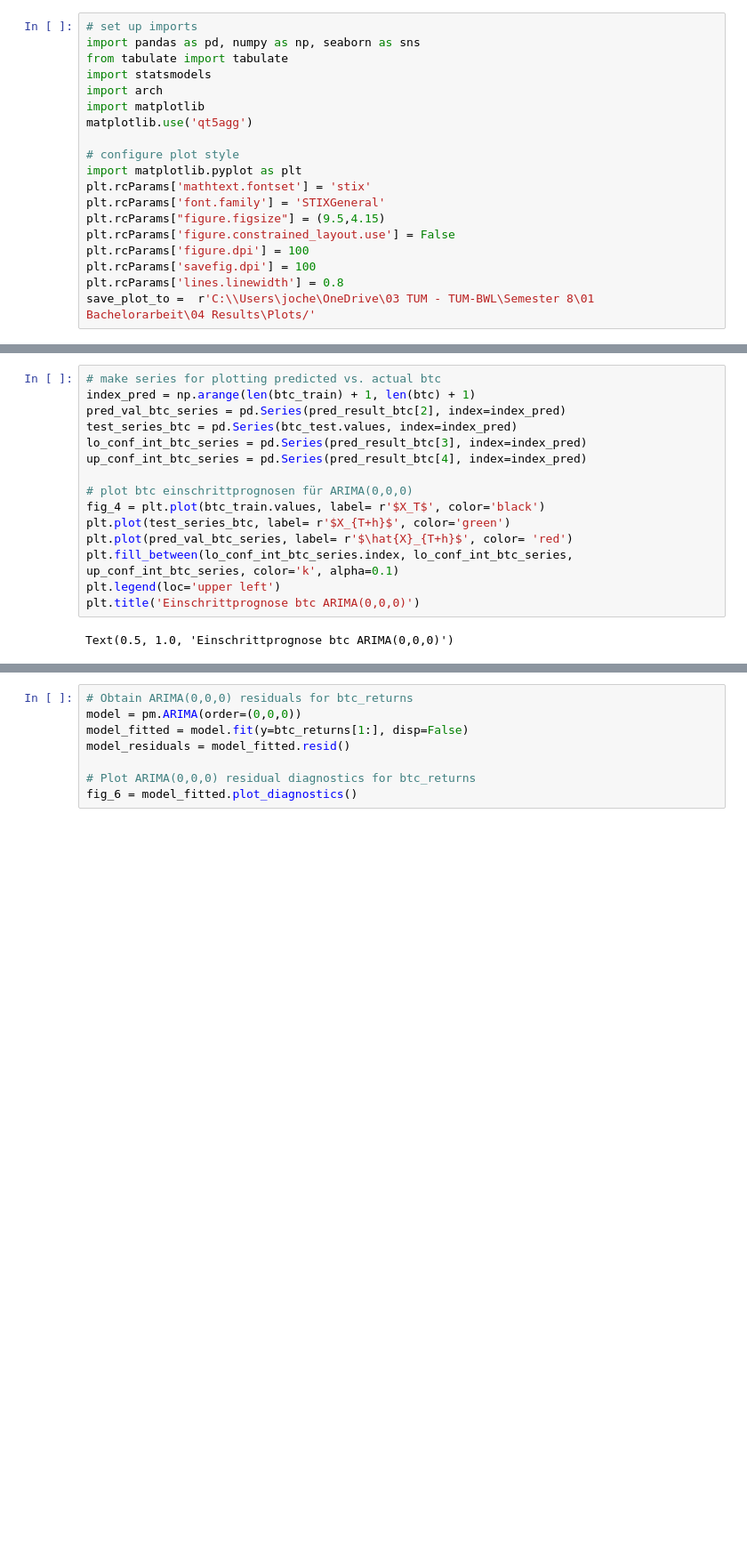
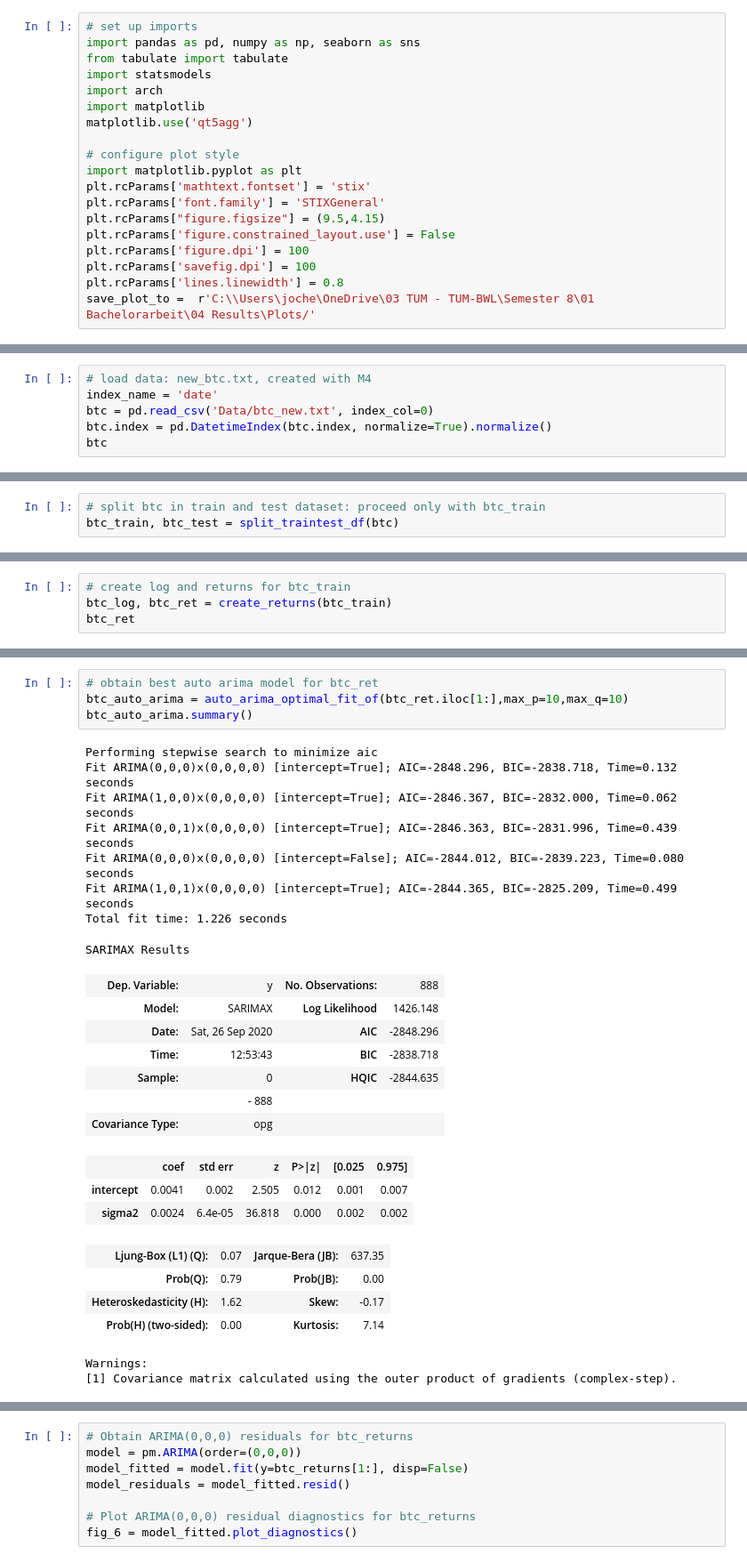
Before and after one commit to jochenmadler/BA_TimeSeriesAnalysis, a Jupyter notebook: M2.ipynb, the cells around one changed output, grey strips where cells are left out. Shown at 89% size. Saved outputs shown, nothing was run; the diff lists cells and outputs as text; blank space fills up the shorter version.

Commit message:
35: M2 almost finished, only residual analysis left.

```diff
--- a/M2.ipynb
+++ b/M2.ipynb
@@ -63,0 +31,6 @@ plot_pacf(btc_returns[1:], ax=axs[2][1], markersize=2)
+# %%
+# load data: new_btc.txt, created with M4
+index_name = 'date'
+btc = pd.read_csv('Data/btc_new.txt', index_col=0)
+btc.index = pd.DatetimeIndex(btc.index, normalize=True).normalize()
+btc
@@ -63,0 +234,3 @@ plot_pacf(btc_returns[1:], ax=axs[2][1], markersize=2)
+# %%
+# split btc in train and test dataset: proceed only with btc_train
+btc_train, btc_test = split_traintest_df(btc)
@@ -63,0 +242,4 @@ plot_pacf(btc_returns[1:], ax=axs[2][1], markersize=2)
+# %%
+# create log and returns for btc_train
+btc_log, btc_ret = create_returns(btc_train)
+btc_ret
@@ -248,17 +314,29 @@ print(pred_result_btc)
-# %%
-# make series for plotting predicted vs. actual btc
-index_pred = np.arange(len(btc_train) + 1, len(btc) + 1)
-pred_val_btc_series = pd.Series(pred_result_btc[2], index=index_pred)
-test_series_btc = pd.Series(btc_test.values, index=index_pred)
-lo_conf_int_btc_series = pd.Series(pred_result_btc[3], index=index_pred)
-up_conf_int_btc_series = pd.Series(pred_result_btc[4], index=index_pred)
-
-# plot btc einschrittprognosen für ARIMA(0,0,0)
-fig_4 = plt.plot(btc_train.values, label= r'$X_T$', color='black')
-plt.plot(test_series_btc, label= r'$X_{T+h}$', color='green')
-plt.plot(pred_val_btc_series, label= r'$\hat{X}_{T+h}$', color= 'red')
-plt.fill_between(lo_conf_int_btc_series.index, lo_conf_int_btc_series, up_conf_int_btc_series, color='k', alpha=0.1)
-plt.legend(loc='upper left')
-plt.title('Einschrittprognose btc ARIMA(0,0,0)')
-# %% [output]
-Text(0.5, 1.0, 'Einschrittprognose btc ARIMA(0,0,0)')
+# %%
+# obtain best auto arima model for btc_ret
+btc_auto_arima = auto_arima_optimal_fit_of(btc_ret.iloc[1:],max_p=10,max_q=10)
+btc_auto_arima.summary()
+# %% [output]
+Performing stepwise search to minimize aic
+Fit ARIMA(0,0,0)x(0,0,0,0) [intercept=True]; AIC=-2848.296, BIC=-2838.718, Time=0.132 seconds
+Fit ARIMA(1,0,0)x(0,0,0,0) [intercept=True]; AIC=-2846.367, BIC=-2832.000, Time=0.062 seconds
+Fit ARIMA(0,0,1)x(0,0,0,0) [intercept=True]; AIC=-2846.363, BIC=-2831.996, Time=0.439 seconds
+Fit ARIMA(0,0,0)x(0,0,0,0) [intercept=False]; AIC=-2844.012, BIC=-2839.223, Time=0.080 seconds
+Fit ARIMA(1,0,1)x(0,0,0,0) [intercept=True]; AIC=-2844.365, BIC=-2825.209, Time=0.499 seconds
+Total fit time: 1.226 seconds
+SARIMAX Results
+| Dep. Variable: | y | No. Observations: | 888 |
+| Model: | SARIMAX | Log Likelihood | 1426.148 |
+| Date: | Sat, 26 Sep 2020 | AIC | -2848.296 |
+| Time: | 12:53:43 | BIC | -2838.718 |
+| Sample: | 0 | HQIC | -2844.635 |
+|  | - 888 |  |  |
+| Covariance Type: | opg |  |  |
+|  | coef | std err | z | P>|z| | [0.025 | 0.975] |
+| intercept | 0.0041 | 0.002 | 2.505 | 0.012 | 0.001 | 0.007 |
+| sigma2 | 0.0024 | 6.4e-05 | 36.818 | 0.000 | 0.002 | 0.002 |
+| Ljung-Box (L1) (Q): | 0.07 | Jarque-Bera (JB): | 637.35 |
+| Prob(Q): | 0.79 | Prob(JB): | 0.00 |
+| Heteroskedasticity (H): | 1.62 | Skew: | -0.17 |
+| Prob(H) (two-sided): | 0.00 | Kurtosis: | 7.14 |
+Warnings:
+[1] Covariance matrix calculated using the outer product of gradients (complex-step).
```
Also changed, not shown: parts of 35 cells of this notebook, 1 other file.
